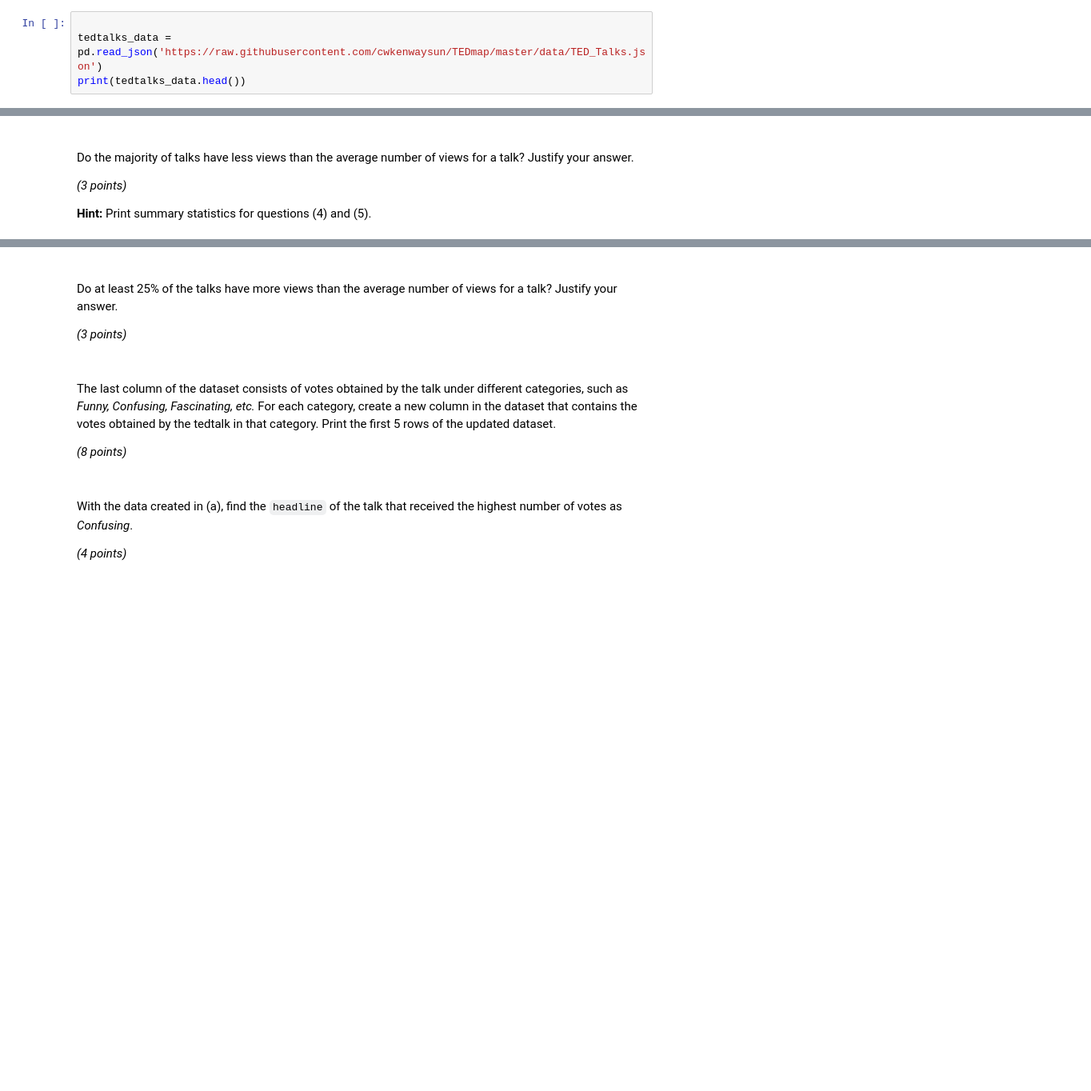
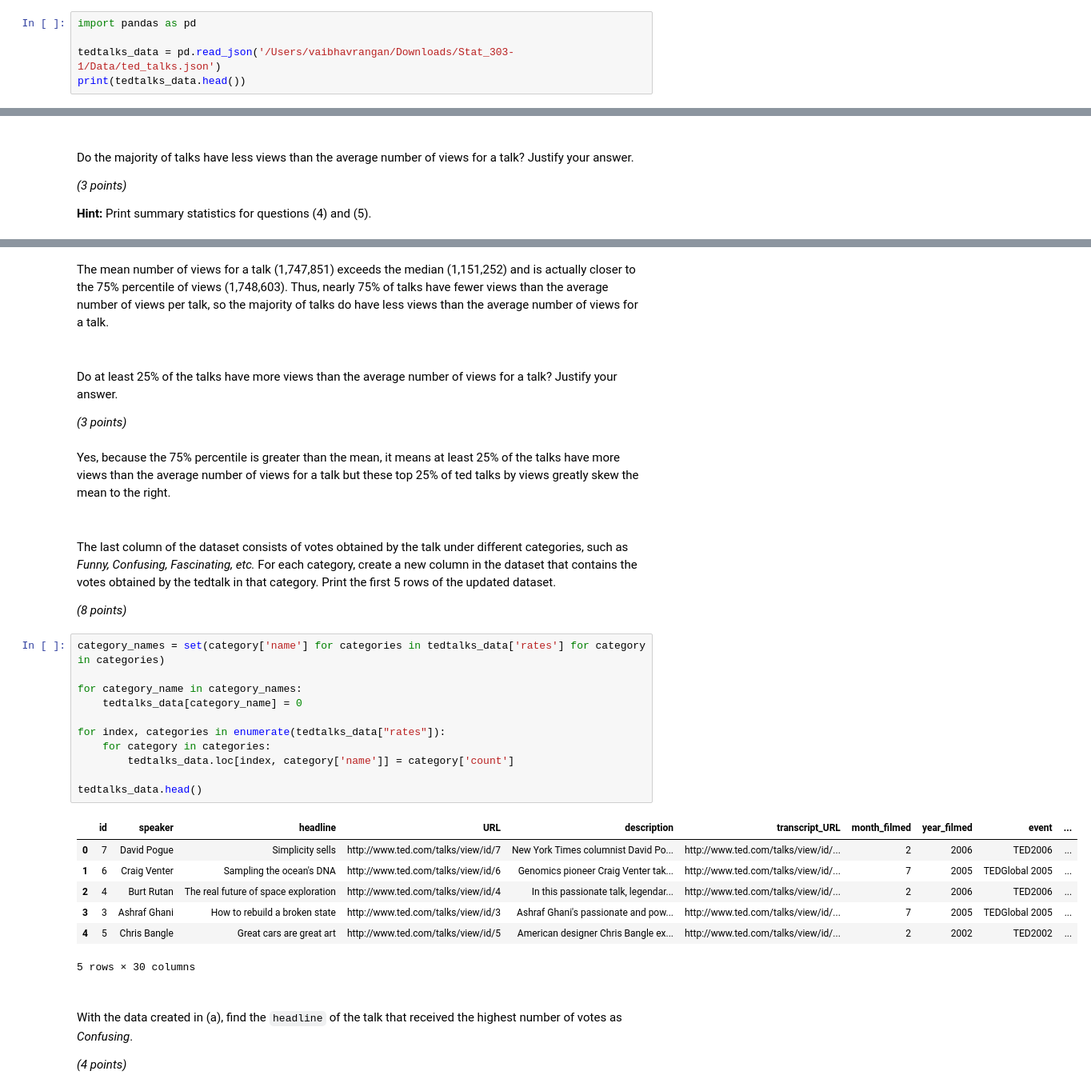
Before and after one commit to vaibhavrangan/Stat_303-1, a Jupyter notebook: Homework/Assignment_A.ipynb, the cells around one changed output, grey strips where cells are left out. Shown: that part at 80% size. Drawn from its saved outputs; the diff is of its cells as text; blank space fills up the shorter version.

```diff
--- a/Homework/Assignment_A.ipynb
+++ b/Homework/Assignment_A.ipynb
@@ -197,7 +199,8 @@ Read the [data](https://raw.githubusercontent.com/cwkenwaysun/TEDmap/master/data
 
 *(1 point)*
 # %%
+import pandas as pd
 
-tedtalks_data = pd.read_json('https://raw.githubusercontent.com/cwkenwaysun/TEDmap/master/data/TED_Talks.json')
+tedtalks_data = pd.read_json('/Users/vaibhavrangan/Downloads/Stat_303-1/Data/ted_talks.json')
 print(tedtalks_data.head())
 # %% [output]
@@ -231,13 +263,36 @@ tedtalks_data.describe()
+# %% [markdown]
+The mean number of views for a talk (1,747,851) exceeds the median (1,151,252) and is actually closer to the 75% percentile of views (1,748,603). Thus, nearly 75% of talks have fewer views than the average number of views per talk, so the majority of talks do have less views than the average number of views for a talk.
 # %% [markdown]
 ###
 Do at least 25% of the talks have more views than the average number of views for a talk? Justify your answer.
 
 *(3 points)*
+# %% [markdown]
+Yes, because the 75% percentile is greater than the mean, it means at least 25% of the talks have more views than the average number of views for a talk but these top 25% of ted talks by views greatly skew the mean to the right.
 # %% [markdown]
 ###
 The last column of the dataset consists of votes obtained by the talk under different categories, such as *Funny, Confusing, Fascinating, etc.* For each category, create a new column in the dataset that contains the votes obtained by the tedtalk in that category. Print the first 5 rows of the updated dataset.
 
 *(8 points)*
+# %%
+category_names = set(category['name'] for categories in tedtalks_data['rates'] for category in categories)
+
+for category_name in category_names:
+    tedtalks_data[category_name] = 0
+
+for index, categories in enumerate(tedtalks_data["rates"]):
+    for category in categories:
+        tedtalks_data.loc[index, category['name']] = category['count']
+
+tedtalks_data.head()
+# %% [output]
+|  | id | speaker | headline | URL | description | transcript_URL | month_filmed | year_filmed | event | ... |
+| 0 | 7 | David Pogue | Simplicity sells | http://www.ted.com/talks/view/id/7 | New York Times columnist David Po... | http://www.ted.com/talks/view/id/... | 2 | 2006 | TED2006 | ... |
+| 1 | 6 | Craig Venter | Sampling the ocean's DNA | http://www.ted.com/talks/view/id/6 | Genomics pioneer Craig Venter tak... | http://www.ted.com/talks/view/id/... | 7 | 2005 | TEDGlobal 2005 | ... |
+| 2 | 4 | Burt Rutan | The real future of space exploration | http://www.ted.com/talks/view/id/4 | In this passionate talk, legendar... | http://www.ted.com/talks/view/id/... | 2 | 2006 | TED2006 | ... |
+| 3 | 3 | Ashraf Ghani | How to rebuild a broken state | http://www.ted.com/talks/view/id/3 | Ashraf Ghani's passionate and pow... | http://www.ted.com/talks/view/id/... | 7 | 2005 | TEDGlobal 2005 | ... |
+| 4 | 5 | Chris Bangle | Great cars are great art | http://www.ted.com/talks/view/id/5 | American designer Chris Bangle ex... | http://www.ted.com/talks/view/id/... | 2 | 2002 | TED2002 | ... |
+5 rows × 30 columns
 # %% [markdown]
 ###
 With the data created in (a), find the `headline` of the talk that received the highest number of votes as *Confusing*.
```
Also changed, not shown: parts of 8 cells of this notebook, 2 other files.
